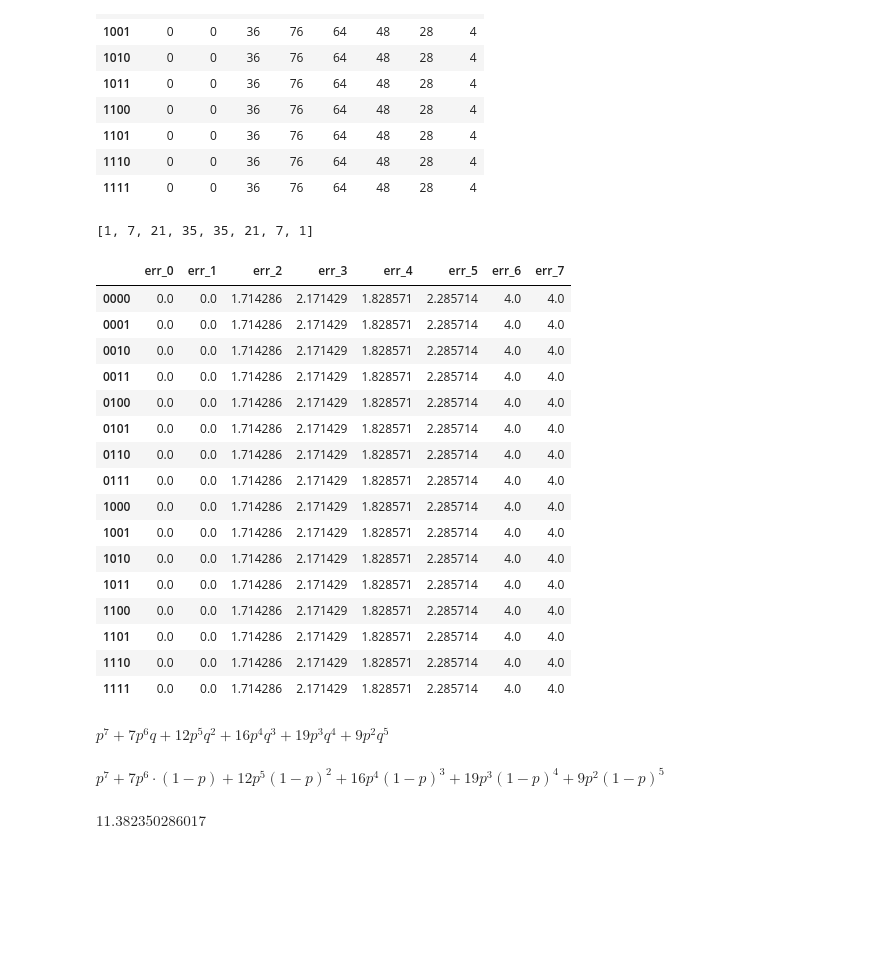
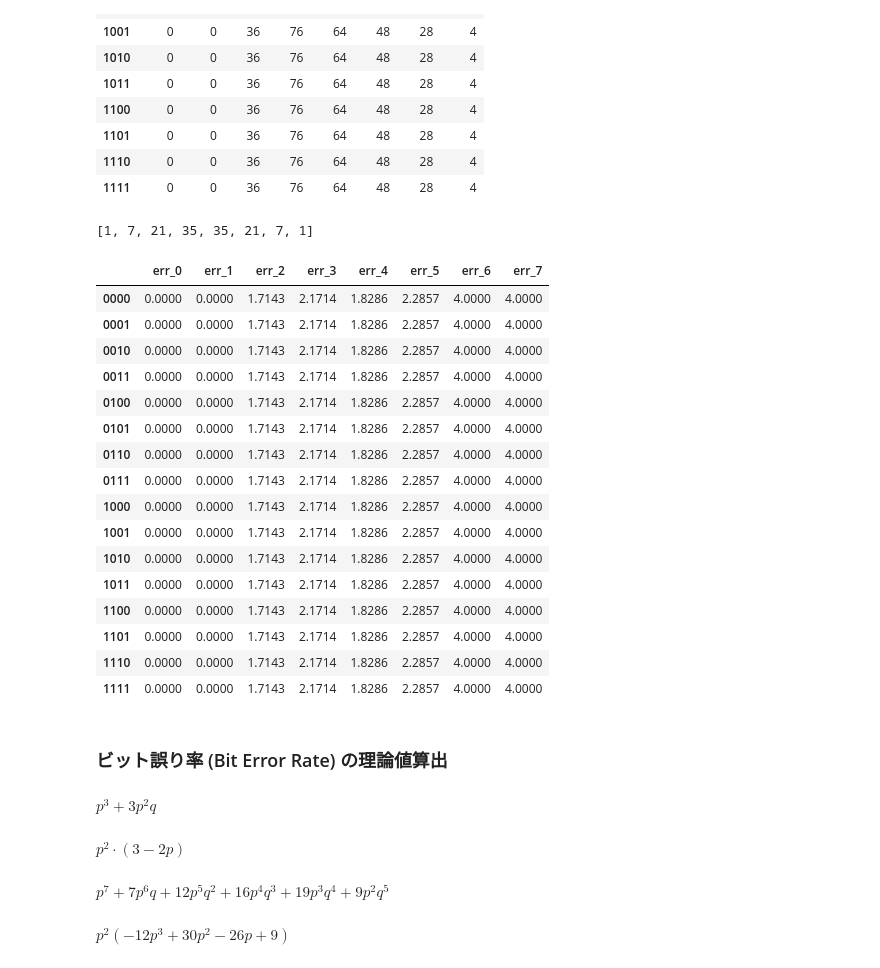
Before and after one commit to asano-lab/oasobi, a Jupyter notebook: coding/error_patterns.ipynb, the cells around one changed output. Drawn from its saved outputs; the diff is of its cells as text; code cells hidden in the pictures; blank space fills up the shorter version.

```diff
--- a/coding/error_patterns.ipynb
+++ b/coding/error_patterns.ipynb
@@ -174,38 +174,30 @@ bit_error_sum_df
 | 1110 | 0 | 0 | 36 | 76 | 64 | 48 | 28 | 4 |
 | 1111 | 0 | 0 | 36 | 76 | 64 | 48 | 28 | 4 |
 # %%
+pd.options.display.float_format = "{:.4f}".format
+
 print(n_error_patterns_count_list)
 bit_error_sum_list = bit_error_sum_df.iloc[0].tolist()
 bit_error_mean_df = bit_error_sum_df / n_error_patterns_count_list
 bit_error_mean_df
 # %% [output]
 [1, 7, 21, 35, 35, 21, 7, 1]
 |  | err_0 | err_1 | err_2 | err_3 | err_4 | err_5 | err_6 | err_7 |
-| 0000 | 0.0 | 0.0 | 1.714286 | 2.171429 | 1.828571 | 2.285714 | 4.0 | 4.0 |
-| 0001 | 0.0 | 0.0 | 1.714286 | 2.171429 | 1.828571 | 2.285714 | 4.0 | 4.0 |
-| 0010 | 0.0 | 0.0 | 1.714286 | 2.171429 | 1.828571 | 2.285714 | 4.0 | 4.0 |
-| 0011 | 0.0 | 0.0 | 1.714286 | 2.171429 | 1.828571 | 2.285714 | 4.0 | 4.0 |
-| 0100 | 0.0 | 0.0 | 1.714286 | 2.171429 | 1.828571 | 2.285714 | 4.0 | 4.0 |
-| 0101 | 0.0 | 0.0 | 1.714286 | 2.171429 | 1.828571 | 2.285714 | 4.0 | 4.0 |
-| 0110 | 0.0 | 0.0 | 1.714286 | 2.171429 | 1.828571 | 2.285714 | 4.0 | 4.0 |
-| 0111 | 0.0 | 0.0 | 1.714286 | 2.171429 | 1.828571 | 2.285714 | 4.0 | 4.0 |
-| 1000 | 0.0 | 0.0 | 1.714286 | 2.171429 | 1.828571 | 2.285714 | 4.0 | 4.0 |
-| 1001 | 0.0 | 0.0 | 1.714286 | 2.171429 | 1.828571 | 2.285714 | 4.0 | 4.0 |
-| 1010 | 0.0 | 0.0 | 1.714286 | 2.171429 | 1.828571 | 2.285714 | 4.0 | 4.0 |
-| 1011 | 0.0 | 0.0 | 1.714286 | 2.171429 | 1.828571 | 2.285714 | 4.0 | 4.0 |
-| 1100 | 0.0 | 0.0 | 1.714286 | 2.171429 | 1.828571 | 2.285714 | 4.0 | 4.0 |
-| 1101 | 0.0 | 0.0 | 1.714286 | 2.171429 | 1.828571 | 2.285714 | 4.0 | 4.0 |
-| 1110 | 0.0 | 0.0 | 1.714286 | 2.171429 | 1.828571 | 2.285714 | 4.0 | 4.0 |
-| 1111 | 0.0 | 0.0 | 1.714286 | 2.171429 | 1.828571 | 2.285714 | 4.0 | 4.0 |
+| 0000 | 0.0000 | 0.0000 | 1.7143 | 2.1714 | 1.8286 | 2.2857 | 4.0000 | 4.0000 |
+| 0001 | 0.0000 | 0.0000 | 1.7143 | 2.1714 | 1.8286 | 2.2857 | 4.0000 | 4.0000 |
+| 0010 | 0.0000 | 0.0000 | 1.7143 | 2.1714 | 1.8286 | 2.2857 | 4.0000 | 4.0000 |
+| 0011 | 0.0000 | 0.0000 | 1.7143 | 2.1714 | 1.8286 | 2.2857 | 4.0000 | 4.0000 |
+| 0100 | 0.0000 | 0.0000 | 1.7143 | 2.1714 | 1.8286 | 2.2857 | 4.0000 | 4.0000 |
+| 0101 | 0.0000 | 0.0000 | 1.7143 | 2.1714 | 1.8286 | 2.2857 | 4.0000 | 4.0000 |
+| 0110 | 0.0000 | 0.0000 | 1.7143 | 2.1714 | 1.8286 | 2.2857 | 4.0000 | 4.0000 |
+| 0111 | 0.0000 | 0.0000 | 1.7143 | 2.1714 | 1.8286 | 2.2857 | 4.0000 | 4.0000 |
+| 1000 | 0.0000 | 0.0000 | 1.7143 | 2.1714 | 1.8286 | 2.2857 | 4.0000 | 4.0000 |
+| 1001 | 0.0000 | 0.0000 | 1.7143 | 2.1714 | 1.8286 | 2.2857 | 4.0000 | 4.0000 |
+| 1010 | 0.0000 | 0.0000 | 1.7143 | 2.1714 | 1.8286 | 2.2857 | 4.0000 | 4.0000 |
+| 1011 | 0.0000 | 0.0000 | 1.7143 | 2.1714 | 1.8286 | 2.2857 | 4.0000 | 4.0000 |
+| 1100 | 0.0000 | 0.0000 | 1.7143 | 2.1714 | 1.8286 | 2.2857 | 4.0000 | 4.0000 |
+| 1101 | 0.0000 | 0.0000 | 1.7143 | 2.1714 | 1.8286 | 2.2857 | 4.0000 | 4.0000 |
+| 1110 | 0.0000 | 0.0000 | 1.7143 | 2.1714 | 1.8286 | 2.2857 | 4.0000 | 4.0000 |
+| 1111 | 0.0000 | 0.0000 | 1.7143 | 2.1714 | 1.8286 | 2.2857 | 4.0000 | 4.0000 |
-# %%
-p = Symbol("p")
-q = Symbol("q")
-binomial = 0
-for i in range(n + 1):
-    binomial += p ** i * q ** (n - i) * bit_error_sum_list[i]
-
-# 4ビットのうちの誤りビット数の期待値なので, 4で割る
-binomial /= 4
-binomial
-# %% [output]
-$\displaystyle p^{7} + 7 p^{6} q + 12 p^{5} q^{2} + 16 p^{4} q^{3} + 19 p^{3} q^{4} + 9 p^{2} q^{5}$
+# %% [markdown]
+### ビット誤り率 (Bit Error Rate) の理論値算出
@@ -212,5 +207,11 @@ $\displaystyle p^{7} + 7 p^{6} q + 12 p^{5} q^{2} + 16 p^{4} q^{3} + 19 p^{3} q^
+# %%
+repetition_ber = sum(comb(3, i, True) *  p ** i * q ** (3 - i) for i in range(2, 4))
+repetition_ber
+# %% [output]
+$\displaystyle p^{3} + 3 p^{2} q$
 # %%
-binomial = binomial.subs(q, 1 - p)
-binomial
+repetition_ber = repetition_ber.subs(q, 1 - p)
+repetition_ber = repetition_ber.simplify()
+repetition_ber
 # %% [output]
-$\displaystyle p^{7} + 7 p^{6} \cdot \left(1 - p\right) + 12 p^{5} \left(1 - p\right)^{2} + 16 p^{4} \left(1 - p\right)^{3} + 19 p^{3} \left(1 - p\right)^{4} + 9 p^{2} \left(1 - p\right)^{5}$
+$\displaystyle p^{2} \cdot \left(3 - 2 p\right)$
@@ -219,4 +218,14 @@ ans = binomial.subs(p, np.power(10, -4.0-1/4))
-# %%
-ans * 4e8
-# %% [output]
-$\displaystyle 11.382350286017$
+# %%
+hamming_ber = sum(p ** i * q ** (n - i) * bit_error_sum_list[i] for i in range(n + 1))
+
+# 4ビットのうちの誤りビット数の期待値なので, 4で割る
+hamming_ber /= 4
+hamming_ber
+# %% [output]
+$\displaystyle p^{7} + 7 p^{6} q + 12 p^{5} q^{2} + 16 p^{4} q^{3} + 19 p^{3} q^{4} + 9 p^{2} q^{5}$
+# %%
+hamming_ber = hamming_ber.subs(q, 1 - p)
+hamming_ber = hamming_ber.simplify()
+hamming_ber
+# %% [output]
+$\displaystyle p^{2} \left(- 12 p^{3} + 30 p^{2} - 26 p + 9\right)$
```
Also changed, not shown: parts of 11 cells of this notebook, 1 other file.
